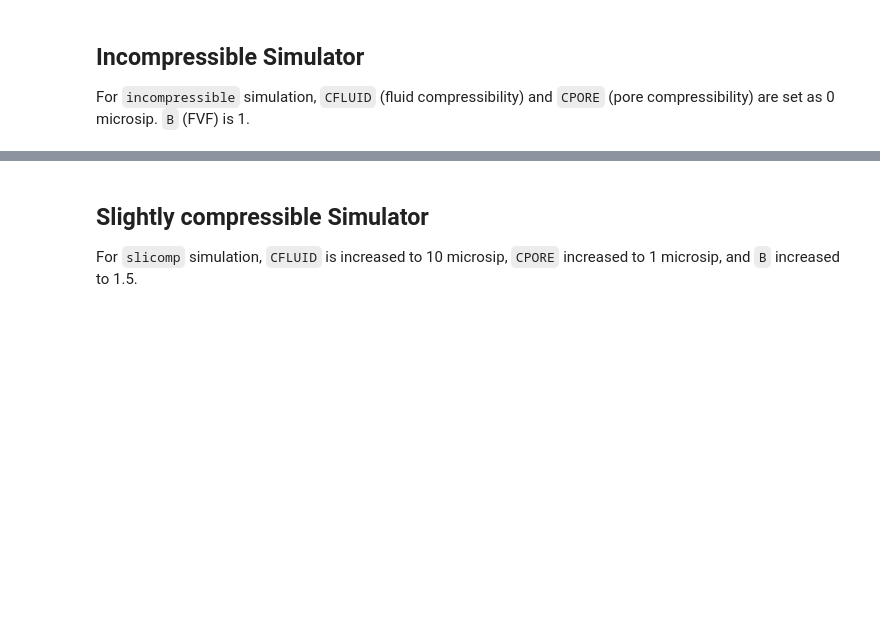
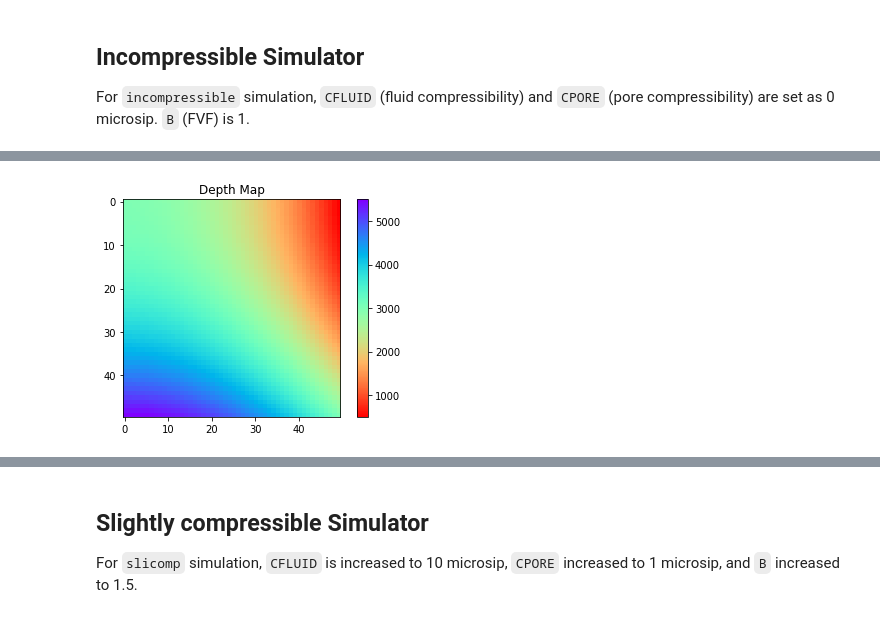
Before and after one commit to yohanesnuwara/pyresim, a Jupyter notebook: simulators/PyReSim2d.ipynb, the cells around one changed output, grey strips where cells are left out. Saved outputs shown, nothing was run; the diff lists cells and outputs as text; code cells hidden in the pictures; blank space fills up the shorter version.

```diff
--- a/simulators/PyReSim2d.ipynb
+++ b/simulators/PyReSim2d.ipynb
@@ -428,3 +915,10 @@ plt.show()
+# %%
+plt.imshow(z_array, cmap='rainbow_r')
+plt.title('Depth Map')
+plt.colorbar()
+plt.show()
+# %% [output]
+[figure, added]
 # %%
 """""""""""
 WELL SIMULATION
```
Also changed, not shown: parts of 19 cells of this notebook.
